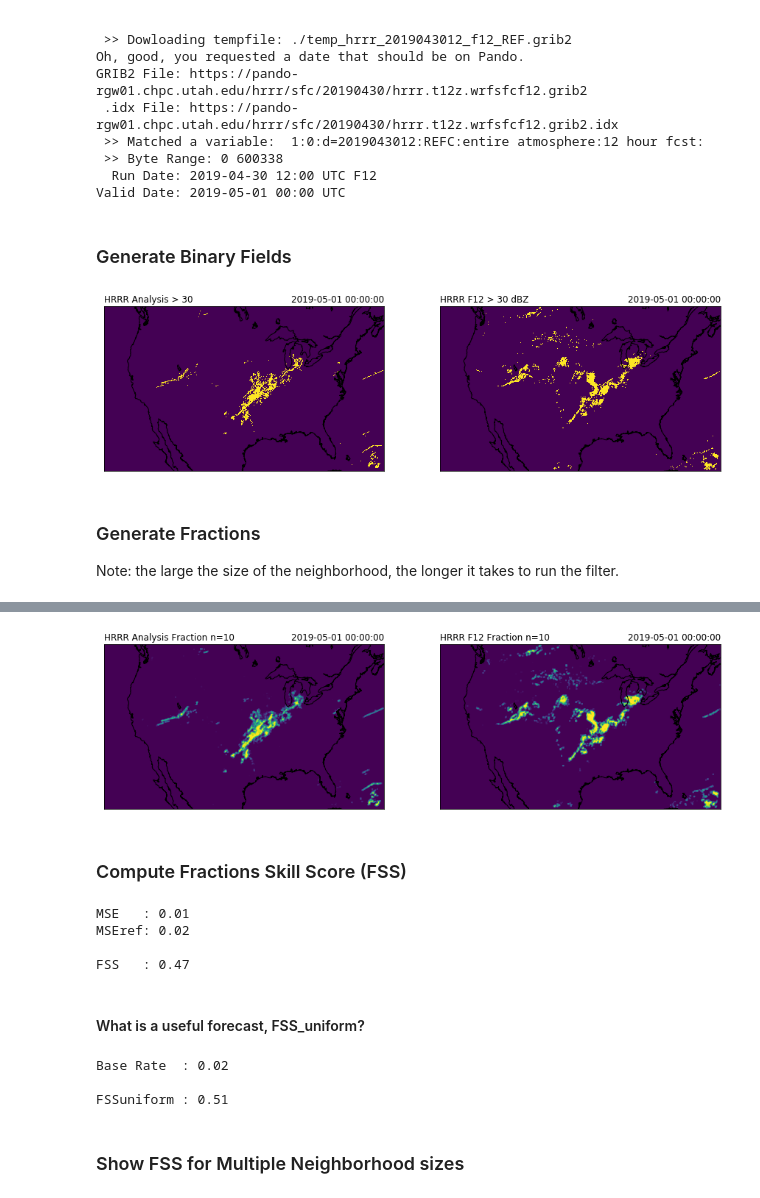
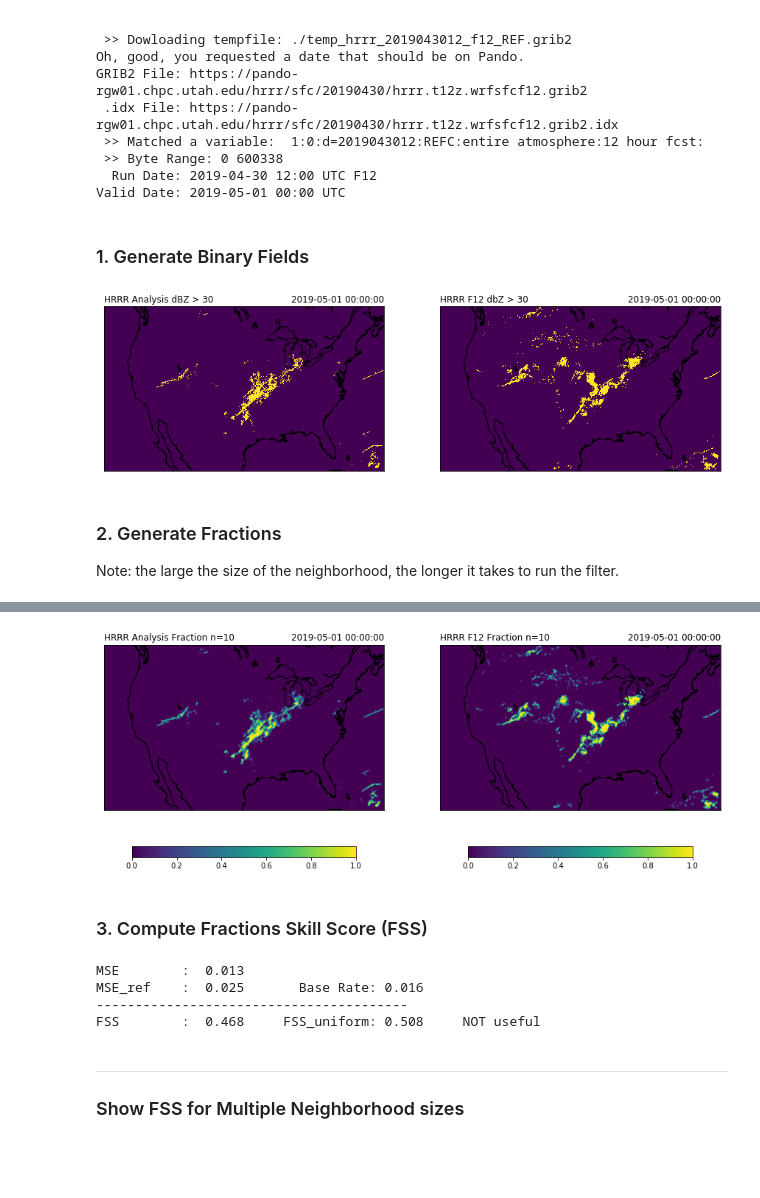
Before and after one commit to blaylockbk/pyBKB_v3, a Jupyter notebook: publications/GLM_HRRR/how_FSS_works.ipynb, the cells around one changed output, grey strips where cells are left out. Cells and saved outputs as stored; diff of their text form; code cells hidden in the pictures; blank space fills up the shorter version.

```diff
--- a/publications/GLM_HRRR/how_FSS_works.ipynb
+++ b/publications/GLM_HRRR/how_FSS_works.ipynb
@@ -204,7 +441,7 @@ GRIB2 File: https://pando-rgw01.chpc.utah.edu/hrrr/sfc/20190430/hrrr.t12z.wrfsfc
   Run Date: 2019-04-30 12:00 UTC F12
 Valid Date: 2019-05-01 00:00 UTC
 # %% [markdown]
-### Generate Binary Fields
+### 1. Generate Binary Fields
 # %%
 threshold = 30  # dBz
 
@@ -215,20 +452,21 @@ binary_fxx = Forecast['value'].data > threshold
 binary_anl = np.array(binary_anl, dtype=float)
 binary_fxx = np.array(binary_fxx, dtype=float)
 
+
 fig, (ax1, ax2) = plt.subplots(1,2, figsize=[15,5])
 plt.sca(ax1)
 m.pcolormesh(Analysis['lon'], Analysis['lat'], binary_anl, latlon=True, vmin=0, vmax=1)
 m.drawcoastlines()
-plt.title('HRRR Analysis > %s' % threshold, loc='left'); plt.title(validDATE, loc='right')
+plt.title('HRRR Analysis dBZ > %s' % threshold, loc='left'); plt.title(validDATE, loc='right')
 
 plt.sca(ax2)
 m.pcolormesh(Analysis['lon'], Analysis['lat'], binary_fxx, latlon=True, vmin=0, vmax=1)
 m.drawcoastlines()
-plt.title('HRRR F%02d > %s dBZ' % (fxx, threshold), loc='left'); plt.title(validDATE, loc='right');
+plt.title('HRRR F%02d dbZ > %s' % (fxx, threshold), loc='left'); plt.title(validDATE, loc='right');
 # %% [output]
-[figure, old version]
+[figure, new version]
 # %% [markdown]
-### Generate Fractions
+### 2. Generate Fractions
 Note: the large the size of the neighborhood, the longer it takes to run the filter.
 # %%
 def fraction(values):
@@ -250,49 +489,46 @@ NOTE: Circular neighborhoods are also easy. You can customize a ndimage.generic_
      ndimage.generic_filter(obs_binary, fraction, footprint=radial_footprint(5), mode='constant', cval=0)
 # %%
-fig, (ax1, ax2) = plt.subplots(1,2, figsize=[15,5])
+fig, (ax1, ax2) = plt.subplots(1,2, figsize=[15,6])
 plt.sca(ax1)
 m.pcolormesh(Analysis['lon'], Analysis['lat'], fraction_anl, latlon=True, vmin=0, vmax=1)
 m.drawcoastlines()
 plt.title('HRRR Analysis Fraction n=%s' % n, loc='left'); plt.title(validDATE, loc='right')
+plt.colorbar(orientation='horizontal', shrink=.8)
 
 plt.sca(ax2)
 m.pcolormesh(Analysis['lon'], Analysis['lat'], fraction_fxx, latlon=True, vmin=0, vmax=1)
 m.drawcoastlines()
 plt.title('HRRR F%02d Fraction n=%s' % (fxx, n), loc='left'); plt.title(validDATE, loc='right');
+plt.colorbar(orientation='horizontal', shrink=.8);
 # %% [output]
-[figure, old version]
+[figure, new version]
 # %% [markdown]
-### Compute Fractions Skill Score (FSS)
+### 3. Compute Fractions Skill Score (FSS)
 # %%
 MSE = np.mean((fraction_anl - fraction_fxx)**2)
 MSE_ref = np.mean(fraction_anl**2) + np.mean(fraction_fxx**2)
-
 FSS = 1 - (MSE/MSE_ref)
 
-print('MSE   : %.2f' % MSE)
-print('MSEref: %.2f' % MSE_ref)
-print()
-print('FSS   : %.2f' % FSS)
+BaseRate = np.sum(binary_anl)/np.size(binary_anl)
+FSS_uniform = .5 + BaseRate/2
+
+
+if FSS>FSS_uniform:
+    useful = '    Useful :)'
+else:
+    useful = '    NOT useful'
+
+
+print('MSE        :  %.3f' % MSE)
+print('MSE_ref    :  %.3f' % MSE_ref, '      Base Rate: %.3f' % BaseRate)
+print('----------------------------------------')
+print('FSS        :  %.3f' % FSS,     '    FSS_uniform: %.3f' % FSS_uniform, useful)
 # %% [output]
-MSE   : 0.01
-MSEref: 0.02
-
-FSS   : 0.47
+MSE        :  0.013
+MSE_ref    :  0.025       Base Rate: 0.016
+----------------------------------------
+FSS        :  0.468     FSS_uniform: 0.508     NOT useful
-# %% [markdown]
-#### What is a useful forecast, FSS_uniform?
-# %%
-# Base Rate is the fraction of points with the observed condition
-BaseRate = np.sum(binary_anl)/np.size(binary_anl)
-
-FSS_uniform = .5 + BaseRate/2
-
-print('Base Rate  : %.2f' % BaseRate)
-print()
-print('FSSuniform : %.2f' % FSS_uniform)
-# %% [output]
-Base Rate  : 0.02
-
-FSSuniform : 0.51
 # %% [markdown]
+---
 ### Show FSS for Multiple Neighborhood sizes
 # %%
```
Also changed, not shown: parts of 33 cells of this notebook.
